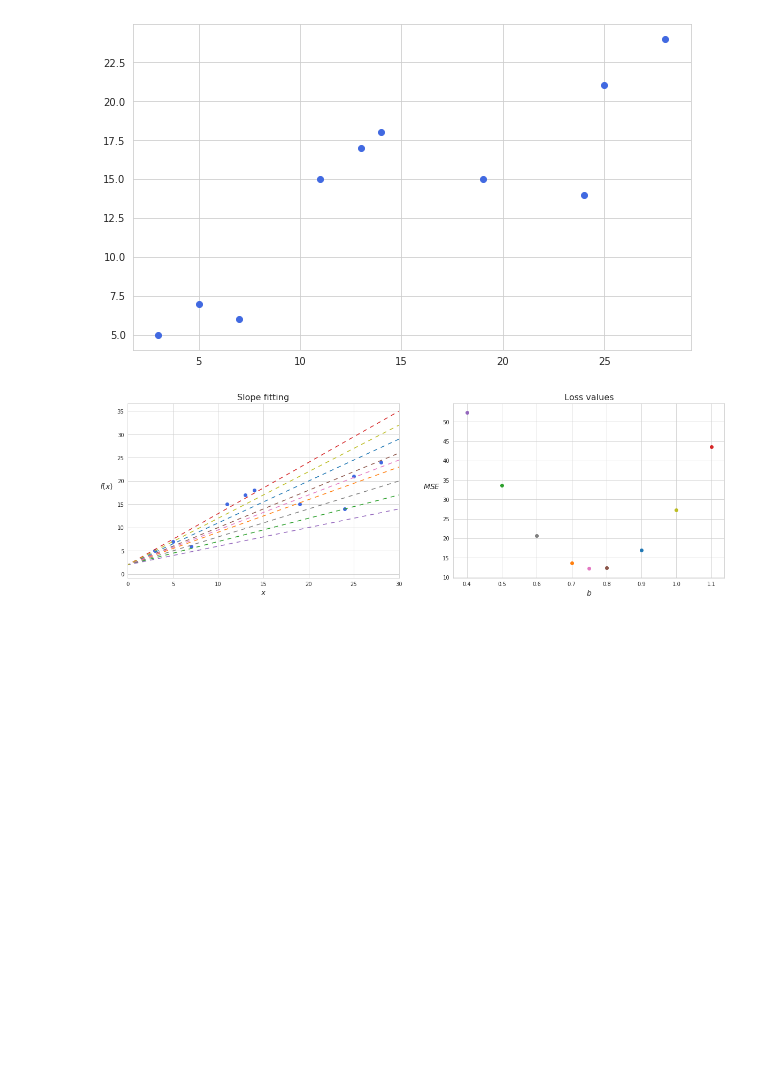
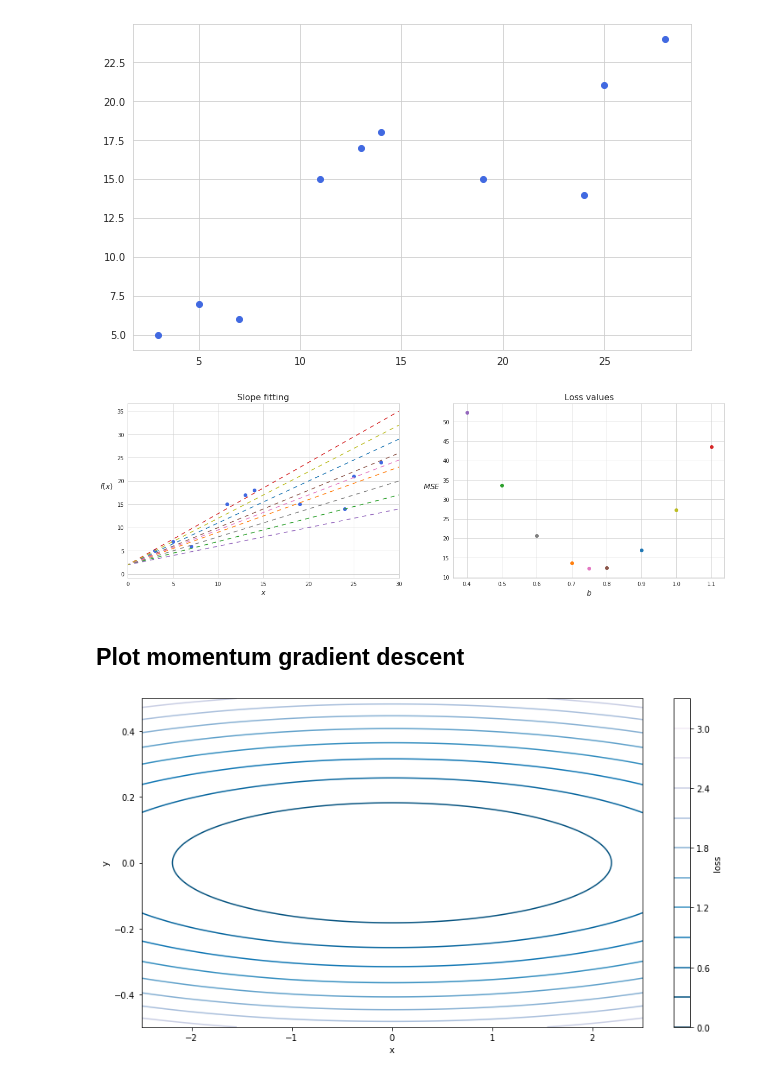
Before and after one commit to vzahorui/vzahorui.github.io, a Jupyter notebook: jupyter_notebooks/regression/gradient_descent.ipynb, the cells around one changed output. Cells and saved outputs as stored; diff of their text form; code cells hidden in the pictures; blank space fills up the shorter version.

```diff
--- a/jupyter_notebooks/regression/gradient_descent.ipynb
+++ b/jupyter_notebooks/regression/gradient_descent.ipynb
@@ -46,2 +113,38 @@ plt.savefig('../../assets/images/concepts/loss_values_and_slope.png', bbox_inche
 # %% [output]
 [figure]
+# %% [markdown]
+## Plot momentum gradient descent
+# %%
+class LossSurface:
+    """A loss surface with L(x, y) = a * x ^2 + b * y ^2.
+    """
+    def __init__(self, a, b):
+        self.a = a
+        self.b = b
+
+        N = 1000
+        x_list = np.linspace(-3.5, 3.5, N)
+        y_list = np.linspace(-0.5, 0.5, N)
+        self.X, self.Y = np.meshgrid(x_list, y_list)
+        self.Z = self.a * (self.X ** 2) + self.b * (self.Y ** 2)
+
+    def plot(self):
+        fig, ax = plt.subplots(figsize=(13, 7))
+        cmap = cm.get_cmap('PuBu_r')
+        cp = ax.contour(self.X, self.Y, self.Z, 10, cmap=cmap)
+        cbar = fig.colorbar(cp)
+        cbar.set_label('Loss')
+
+        ax.set_xlim(-2.5, 2.5)
+        ax.set_ylim(-0.5, 0.5)
+
+        ax.set_xlabel('x')
+        ax.set_ylabel('y')
+
+        return fig, ax
+
+
+loss_surface = LossSurface(1/16, 9)
+fig, ax = loss_surface.plot()
+# %% [output]
+[figure, added]
```
Also changed, not shown: parts of 10 cells of this notebook, 9 other files.
